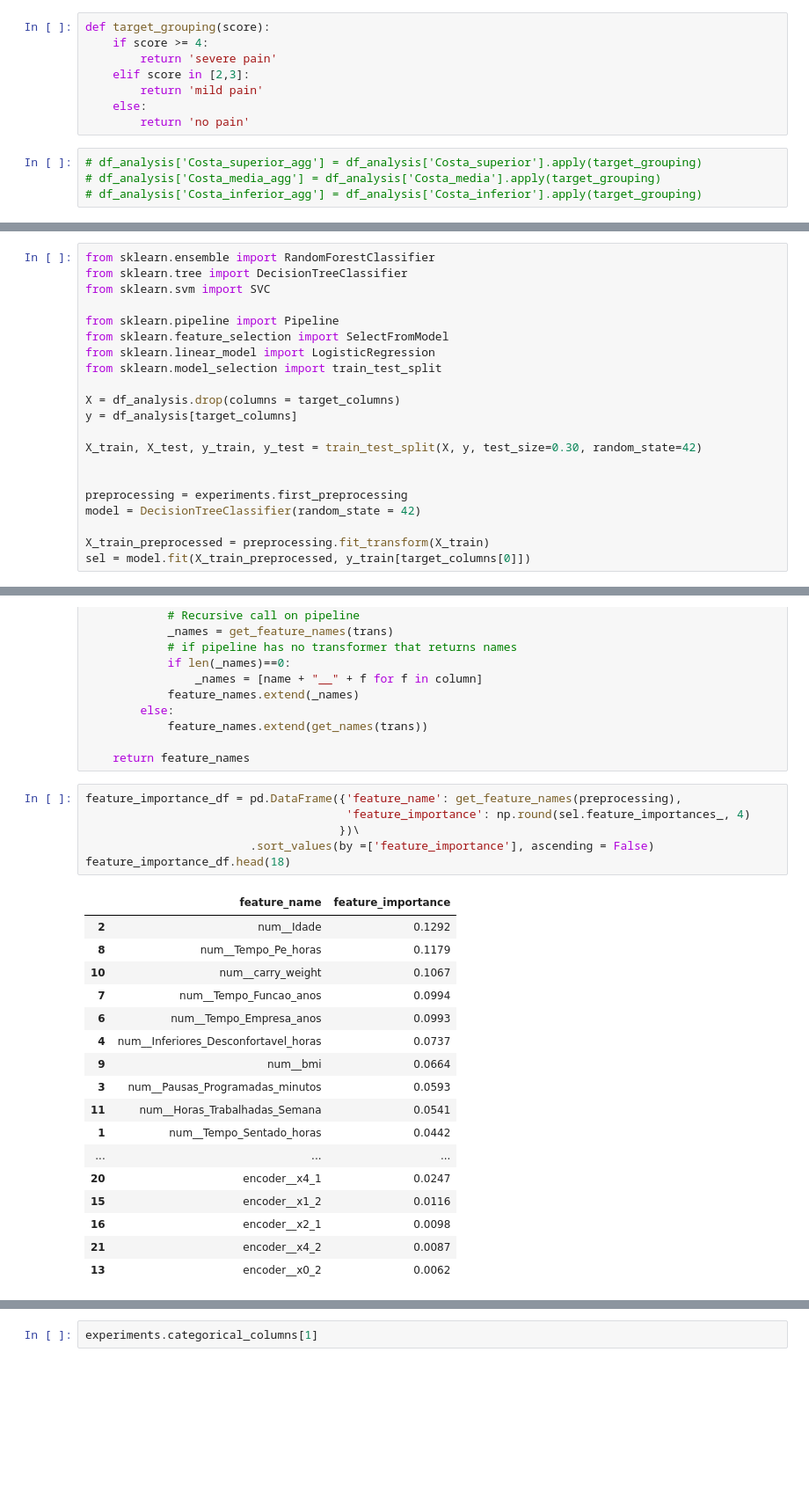
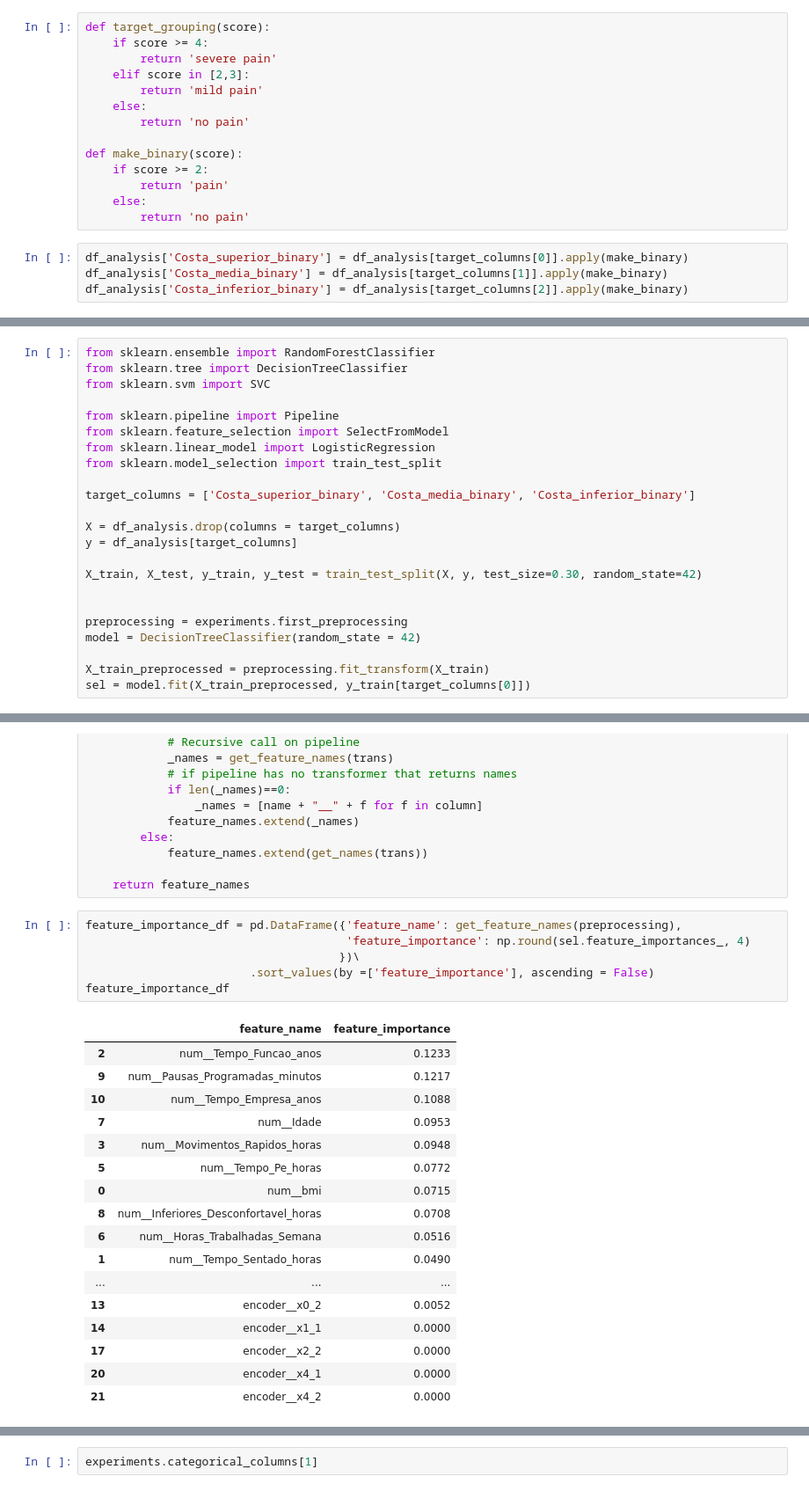
Before and after one commit to victorsanunes/machine-learning-final-project, a Jupyter notebook: notebooks/modeling-v0.ipynb, the cells around one changed output, grey strips where cells are left out. Shown at 88% size. Saved outputs shown, nothing was run; the diff lists cells and outputs as text; blank space fills up the shorter version.

Commit message:
Transformed into binary problem

```diff
--- a/notebooks/modeling-v0.ipynb
+++ b/notebooks/modeling-v0.ipynb
@@ -147,10 +147,16 @@ def target_grouping(score):
         return 'mild pain'
     else:
         return 'no pain'
+
+def make_binary(score):
+    if score >= 2:
+        return 'pain'
+    else:
+        return 'no pain'
 # %%
-# df_analysis['Costa_superior_agg'] = df_analysis['Costa_superior'].apply(target_grouping)
-# df_analysis['Costa_media_agg'] = df_analysis['Costa_media'].apply(target_grouping)
-# df_analysis['Costa_inferior_agg'] = df_analysis['Costa_inferior'].apply(target_grouping)
+df_analysis['Costa_superior_binary'] = df_analysis[target_columns[0]].apply(make_binary)
+df_analysis['Costa_media_binary'] = df_analysis[target_columns[1]].apply(make_binary)
+df_analysis['Costa_inferior_binary'] = df_analysis[target_columns[2]].apply(make_binary)
 # %% [markdown]
 ## 5. Feature Selection
 
@@ -166,6 +172,8 @@ from sklearn.pipeline import Pipeline
 from sklearn.feature_selection import SelectFromModel
 from sklearn.linear_model import LogisticRegression
 from sklearn.model_selection import train_test_split
+
+target_columns = ['Costa_superior_binary', 'Costa_media_binary', 'Costa_inferior_binary']
 
 X = df_analysis.drop(columns = target_columns)
 y = df_analysis[target_columns]
@@ -249,25 +257,25 @@ def get_feature_names(column_transformer):
 # %%
 feature_importance_df = pd.DataFrame({'feature_name': get_feature_names(preprocessing),
                                       'feature_importance': np.round(sel.feature_importances_, 4)
                                      })\
                         .sort_values(by =['feature_importance'], ascending = False)
-feature_importance_df.head(18)
+feature_importance_df
 # %% [output]
 |  | feature_name | feature_importance |
-| 2 | num__Idade | 0.1292 |
-| 8 | num__Tempo_Pe_horas | 0.1179 |
-| 10 | num__carry_weight | 0.1067 |
-| 7 | num__Tempo_Funcao_anos | 0.0994 |
-| 6 | num__Tempo_Empresa_anos | 0.0993 |
-| 4 | num__Inferiores_Desconfortavel_horas | 0.0737 |
-| 9 | num__bmi | 0.0664 |
-| 3 | num__Pausas_Programadas_minutos | 0.0593 |
-| 11 | num__Horas_Trabalhadas_Semana | 0.0541 |
-| 1 | num__Tempo_Sentado_horas | 0.0442 |
+| 2 | num__Tempo_Funcao_anos | 0.1233 |
+| 9 | num__Pausas_Programadas_minutos | 0.1217 |
+| 10 | num__Tempo_Empresa_anos | 0.1088 |
+| 7 | num__Idade | 0.0953 |
+| 3 | num__Movimentos_Rapidos_horas | 0.0948 |
+| 5 | num__Tempo_Pe_horas | 0.0772 |
+| 0 | num__bmi | 0.0715 |
+| 8 | num__Inferiores_Desconfortavel_horas | 0.0708 |
+| 6 | num__Horas_Trabalhadas_Semana | 0.0516 |
+| 1 | num__Tempo_Sentado_horas | 0.0490 |
 | ... | ... | ... |
-| 20 | encoder__x4_1 | 0.0247 |
-| 15 | encoder__x1_2 | 0.0116 |
-| 16 | encoder__x2_1 | 0.0098 |
-| 21 | encoder__x4_2 | 0.0087 |
-| 13 | encoder__x0_2 | 0.0062 |
+| 13 | encoder__x0_2 | 0.0052 |
+| 14 | encoder__x1_1 | 0.0000 |
+| 17 | encoder__x2_2 | 0.0000 |
+| 20 | encoder__x4_1 | 0.0000 |
+| 21 | encoder__x4_2 | 0.0000 |
 # %%
```
Also changed, not shown: parts of 11 cells of this notebook, 1 other file.
